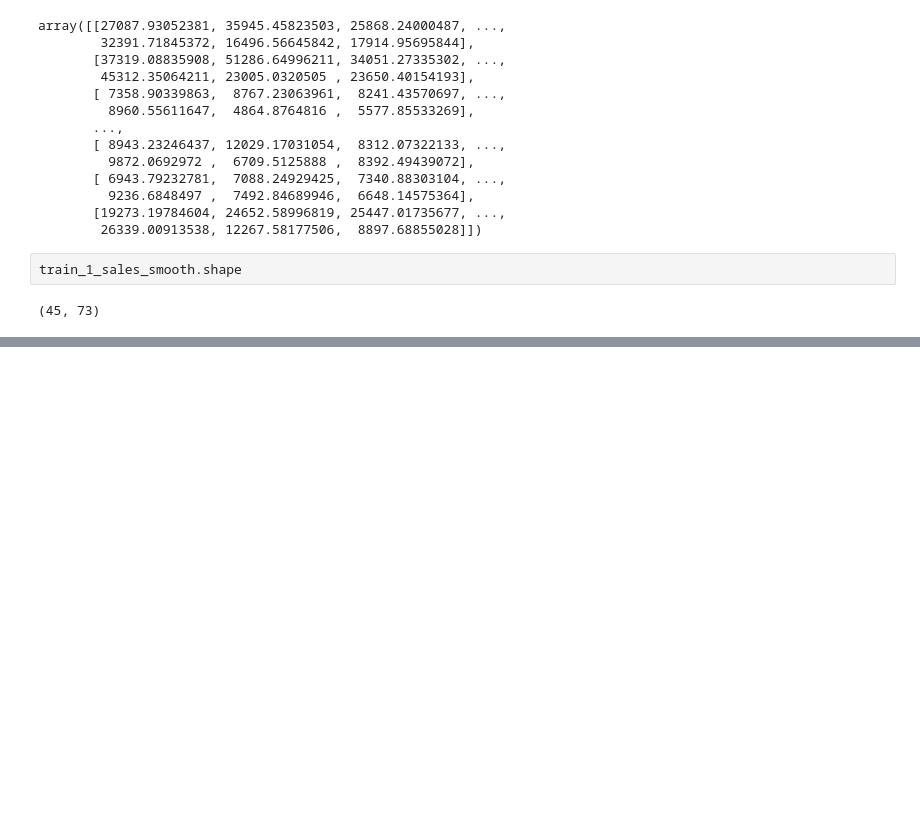
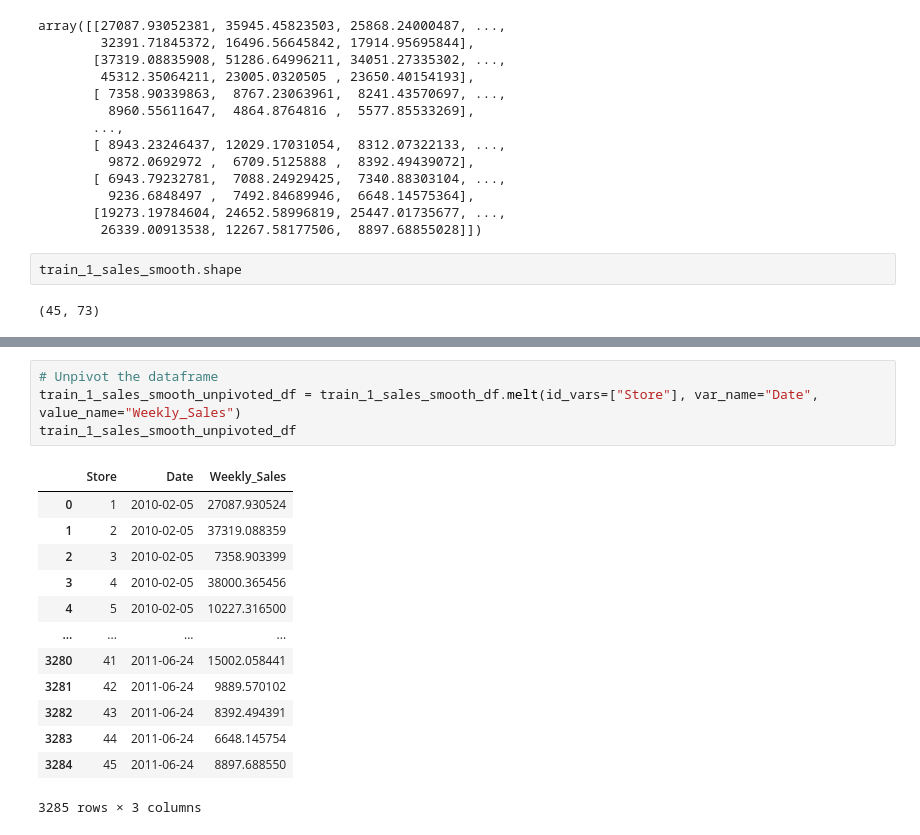
Before and after one commit to NealRyan/CS_598_Project_2-Walmart_sales_forecasting, a Jupyter notebook: Model_Creation_SVD_Attempt.ipynb, the cells around one changed output, grey strips where cells are left out. Cells and saved outputs as stored; diff of their text form; blank space fills up the shorter version.

```diff
--- a/Model_Creation_SVD_Attempt.ipynb
+++ b/Model_Creation_SVD_Attempt.ipynb
@@ -638,0 +664,18 @@ train_1_sales_smooth.shape
+# %%
+# Unpivot the dataframe
+train_1_sales_smooth_unpivoted_df = train_1_sales_smooth_df.melt(id_vars=["Store"], var_name="Date", value_name="Weekly_Sales")
+train_1_sales_smooth_unpivoted_df
+# %% [output]
+|  | Store | Date | Weekly_Sales |
+| 0 | 1 | 2010-02-05 | 27087.930524 |
+| 1 | 2 | 2010-02-05 | 37319.088359 |
+| 2 | 3 | 2010-02-05 | 7358.903399 |
+| 3 | 4 | 2010-02-05 | 38000.365456 |
+| 4 | 5 | 2010-02-05 | 10227.316500 |
+| ... | ... | ... | ... |
+| 3280 | 41 | 2011-06-24 | 15002.058441 |
+| 3281 | 42 | 2011-06-24 | 9889.570102 |
+| 3282 | 43 | 2011-06-24 | 8392.494391 |
+| 3283 | 44 | 2011-06-24 | 6648.145754 |
+| 3284 | 45 | 2011-06-24 | 8897.688550 |
+3285 rows × 3 columns
```
Also changed, not shown: parts of 5 cells of this notebook.
